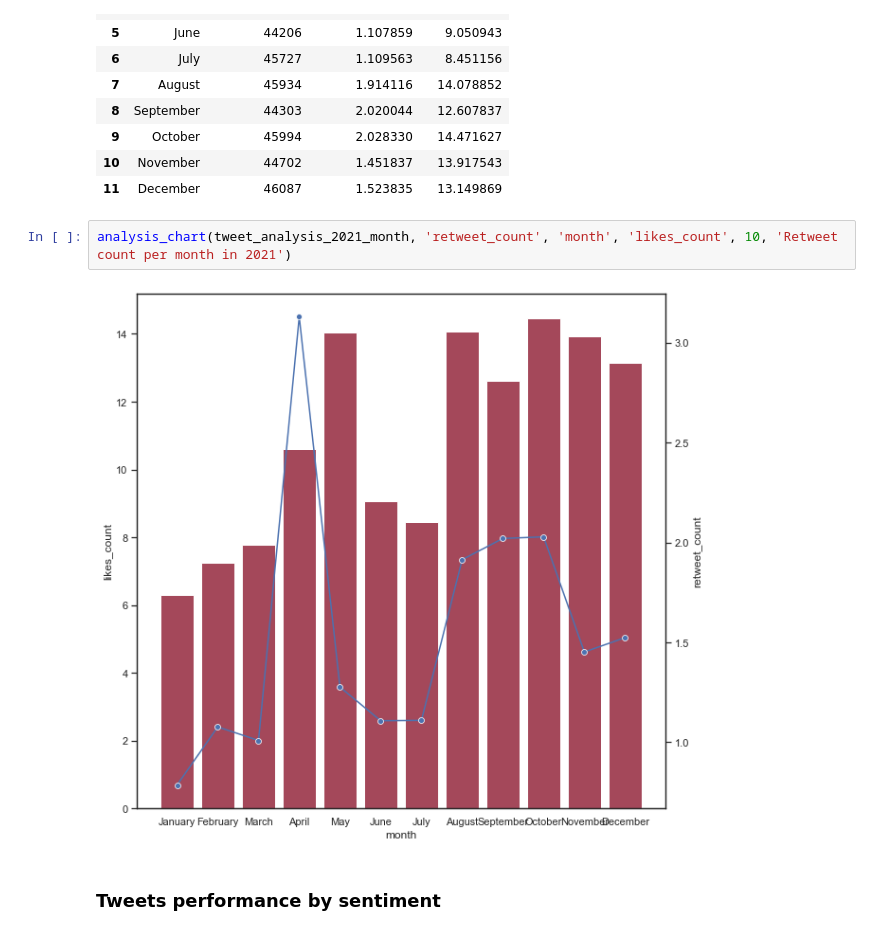
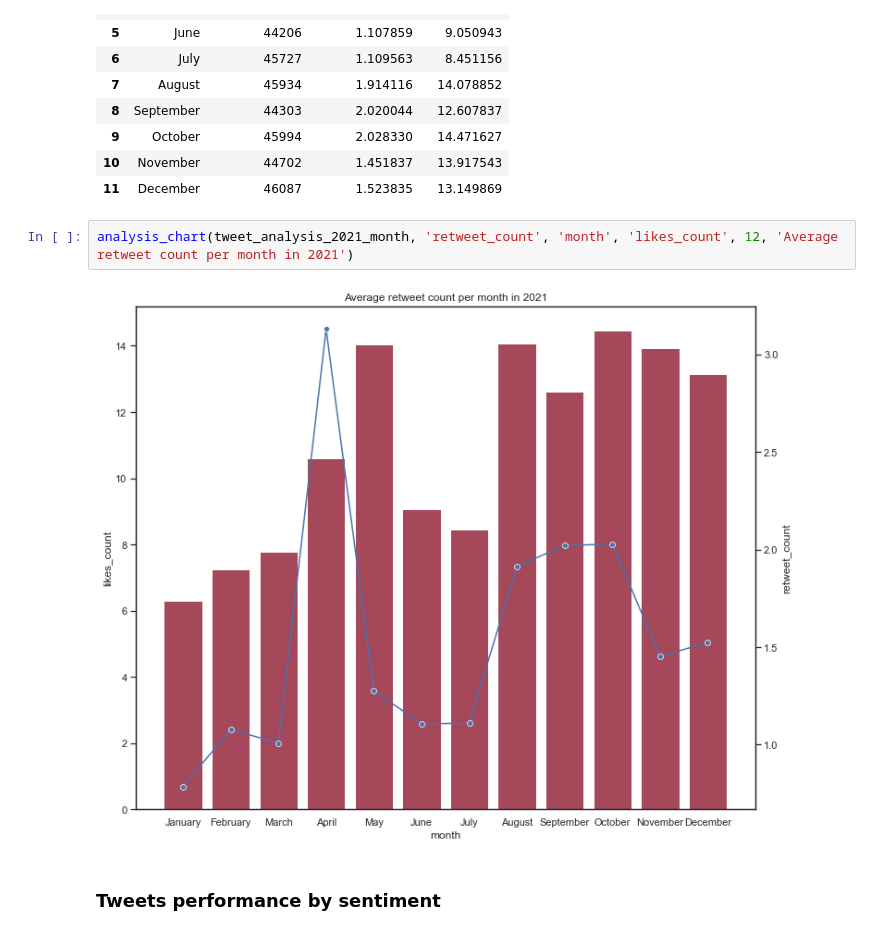
Before and after one commit to MiguelDordio/InformationFlow, a Jupyter notebook: Twitter/analysis/popularity_prevision.ipynb, the cells around one changed output. Saved outputs shown, nothing was run; the diff lists cells and outputs as text.

```diff
--- a/Twitter/analysis/popularity_prevision.ipynb
+++ b/Twitter/analysis/popularity_prevision.ipynb
@@ -616,9 +711,9 @@ tweet_analysis_2021_month
 | 10 | November | 44702 | 1.451837 | 13.917543 |
 | 11 | December | 46087 | 1.523835 | 13.149869 |
 # %%
-analysis_chart(tweet_analysis_2021_month, 'retweet_count', 'month', 'likes_count', 10, 'Retweet count per month in 2021')
+analysis_chart(tweet_analysis_2021_month, 'retweet_count', 'month', 'likes_count', 12, 'Average retweet count per month in 2021')
 # %% [output]
-[figure, old version]
+[figure, new version]
 # %% [markdown]
 ### Tweets performance by sentiment
 # %%
```
Also changed, not shown: parts of 45 cells of this notebook, 3 other files.
